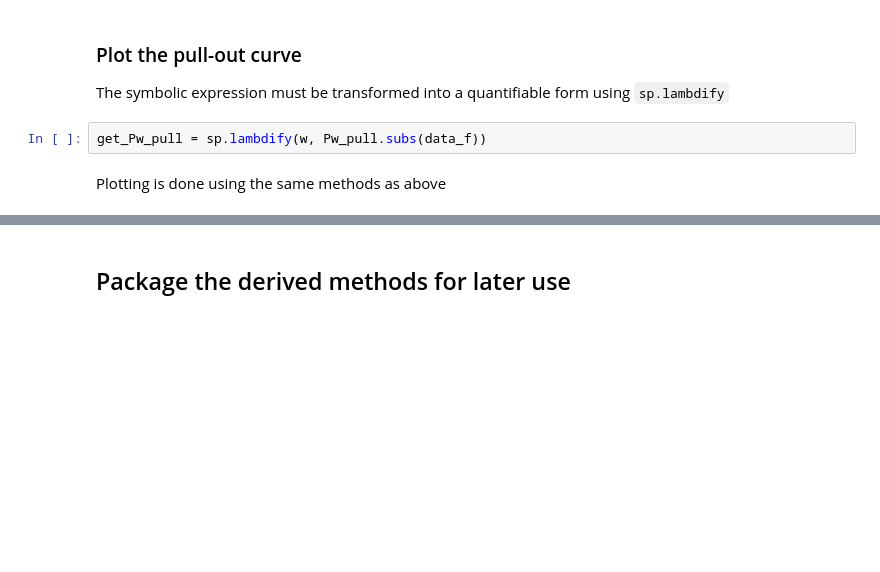
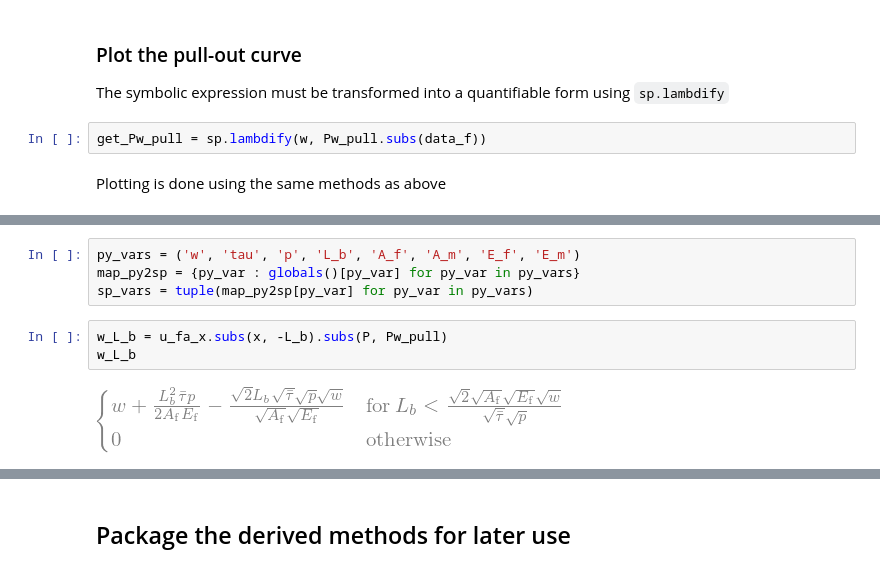
Before and after one commit to bmcs-group/bmcs_apps, a Jupyter notebook: bmcs_course/2_1_pullout_from_rigid_matrix.ipynb, the cells around one changed output, grey strips where cells are left out. Saved outputs shown, nothing was run; the diff lists cells and outputs as text; blank space fills up the shorter version.

```diff
--- a/bmcs_course/2_1_pullout_from_rigid_matrix.ipynb
+++ b/bmcs_course/2_1_pullout_from_rigid_matrix.ipynb
@@ -425,0 +430,9 @@ poui.plot_filled_var(ax_pull, w_range, get_Pw_pull(w_range),
+# %%
+py_vars = ('w', 'tau', 'p', 'L_b', 'A_f', 'A_m', 'E_f', 'E_m')
+map_py2sp = {py_var : globals()[py_var] for py_var in py_vars}
+sp_vars = tuple(map_py2sp[py_var] for py_var in py_vars)
+# %%
+w_L_b = u_fa_x.subs(x, -L_b).subs(P, Pw_pull)
+w_L_b
+# %% [output]
+[figure, added]
```
Also changed, not shown: parts of 6 cells of this notebook, 5 other files.
